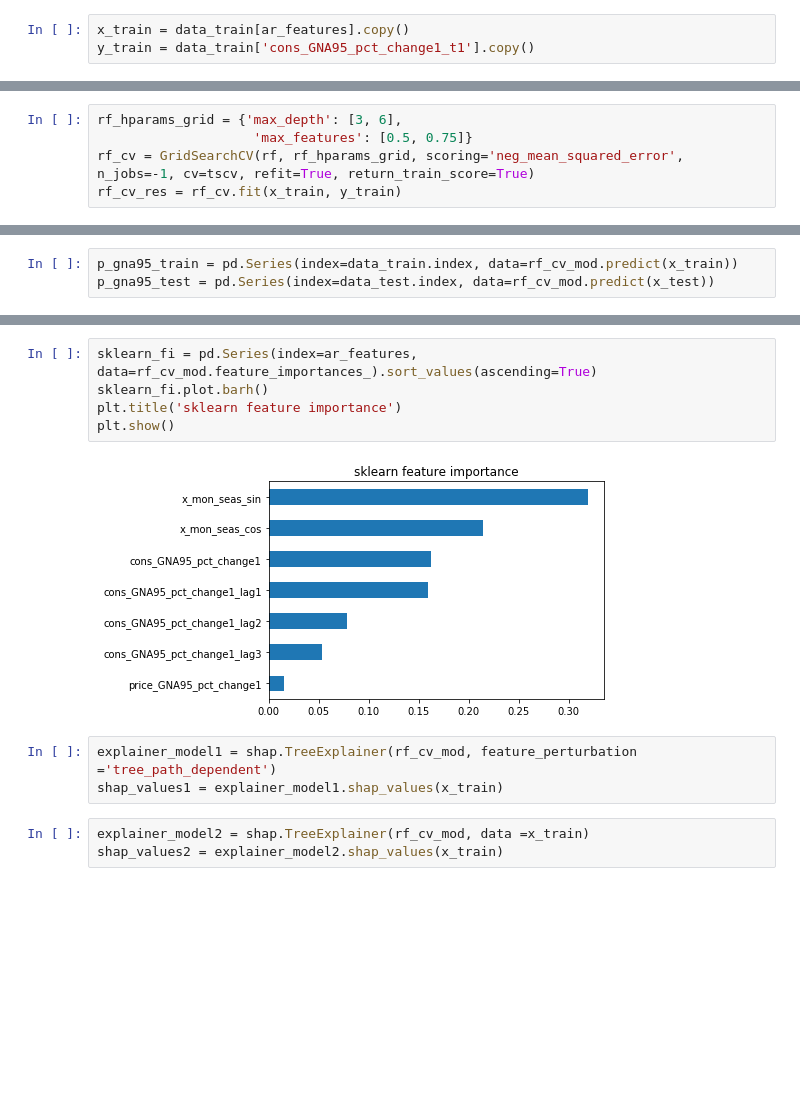
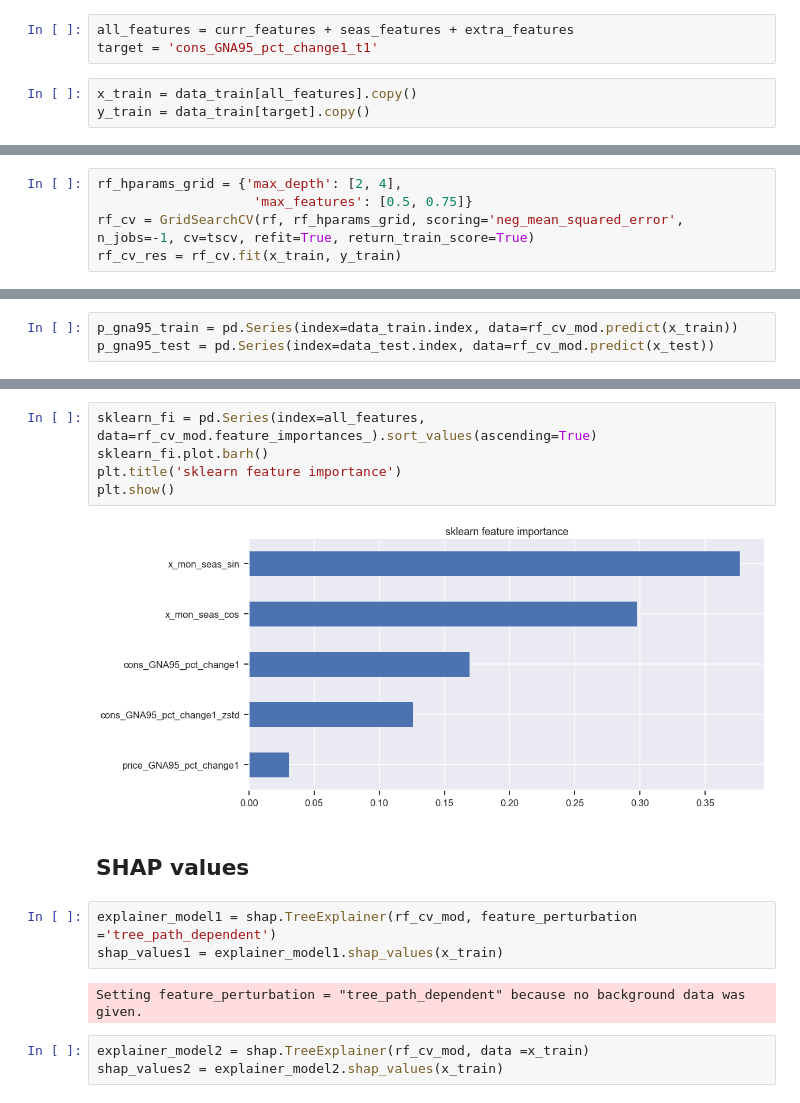
Before and after one commit to manualrg/DSLAB_Forecasting, a Jupyter notebook: 07_Interpretability.ipynb, the cells around one changed output, grey strips where cells are left out. Saved outputs shown, nothing was run; the diff lists cells and outputs as text; blank space fills up the shorter version.

```diff
--- a/07_Interpretability.ipynb
+++ b/07_Interpretability.ipynb
@@ -15,4 +21,7 @@ shap.initjs()
+# %%
+all_features = curr_features + seas_features + extra_features
+target = 'cons_GNA95_pct_change1_t1'
 # %%
-x_train = data_train[ar_features].copy()
-y_train = data_train['cons_GNA95_pct_change1_t1'].copy()
+x_train = data_train[all_features].copy()
+y_train = data_train[target].copy()
 # %%
@@ -42,7 +44,7 @@ rf  = RandomForestRegressor(criterion='mse', n_estimators=100, bootstrap=True, o
                             min_samples_leaf=3,
                             n_jobs=-1, random_state=123)
 # %%
-rf_hparams_grid = {'max_depth': [3, 6],
+rf_hparams_grid = {'max_depth': [2, 4],
                     'max_features': [0.5, 0.75]}
 rf_cv = GridSearchCV(rf, rf_hparams_grid, scoring='neg_mean_squared_error', n_jobs=-1, cv=tscv, refit=True, return_train_score=True)
 rf_cv_res = rf_cv.fit(x_train, y_train)
@@ -72,13 +118,17 @@ plt.show()
 # %%
-sklearn_fi = pd.Series(index=ar_features, data=rf_cv_mod.feature_importances_).sort_values(ascending=True)
+sklearn_fi = pd.Series(index=all_features, data=rf_cv_mod.feature_importances_).sort_values(ascending=True)
 sklearn_fi.plot.barh()
 plt.title('sklearn feature importance')
 plt.show()
 # %% [output]
-[figure, old version]
+[figure, new version]
+# %% [markdown]
+## SHAP values
 # %%
 explainer_model1 = shap.TreeExplainer(rf_cv_mod, feature_perturbation ='tree_path_dependent')
 shap_values1 = explainer_model1.shap_values(x_train)
+# %% [output]
+Setting feature_perturbation = "tree_path_dependent" because no background data was given.
 # %%
 explainer_model2 = shap.TreeExplainer(rf_cv_mod, data =x_train)
 shap_values2 = explainer_model2.shap_values(x_train)
```
Also changed, not shown: parts of 40 cells of this notebook, 3 other files.
